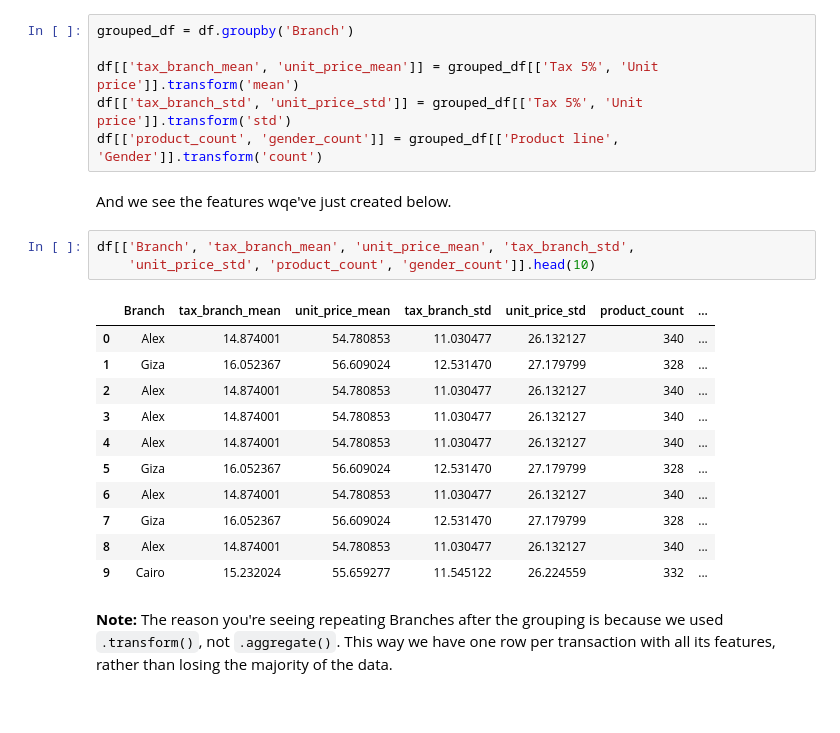
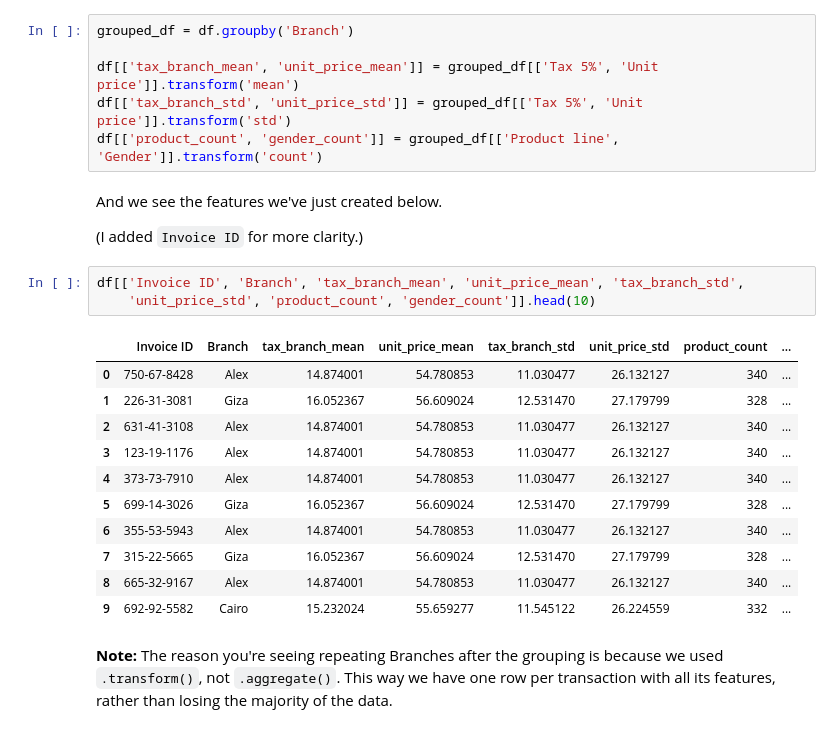
Before and after one commit to crdcamp/ml-learning-linear-regression-feature-engineering, a Jupyter notebook: feature_engineering_intro.ipynb, the cells around one changed output. Drawn from its saved outputs; the diff is of its cells as text.

```diff
--- a/feature_engineering_intro.ipynb
+++ b/feature_engineering_intro.ipynb
@@ -81,22 +81,24 @@ df[['tax_branch_mean', 'unit_price_mean']] = grouped_df[['Tax 5%', 'Unit price']
 df[['tax_branch_std', 'unit_price_std']] = grouped_df[['Tax 5%', 'Unit price']].transform('std')
 df[['product_count', 'gender_count']] = grouped_df[['Product line', 'Gender']].transform('count')
 # %% [markdown]
-And we see the features wqe've just created below.
+And we see the features we've just created below.
+
+(I added `Invoice ID` for more clarity.)
 # %%
-df[['Branch', 'tax_branch_mean', 'unit_price_mean', 'tax_branch_std',
+df[['Invoice ID', 'Branch', 'tax_branch_mean', 'unit_price_mean', 'tax_branch_std',
     'unit_price_std', 'product_count', 'gender_count']].head(10)
 # %% [output]
-|  | Branch | tax_branch_mean | unit_price_mean | tax_branch_std | unit_price_std | product_count | ... |
-| 0 | Alex | 14.874001 | 54.780853 | 11.030477 | 26.132127 | 340 | ... |
-| 1 | Giza | 16.052367 | 56.609024 | 12.531470 | 27.179799 | 328 | ... |
-| 2 | Alex | 14.874001 | 54.780853 | 11.030477 | 26.132127 | 340 | ... |
-| 3 | Alex | 14.874001 | 54.780853 | 11.030477 | 26.132127 | 340 | ... |
-| 4 | Alex | 14.874001 | 54.780853 | 11.030477 | 26.132127 | 340 | ... |
-| 5 | Giza | 16.052367 | 56.609024 | 12.531470 | 27.179799 | 328 | ... |
-| 6 | Alex | 14.874001 | 54.780853 | 11.030477 | 26.132127 | 340 | ... |
-| 7 | Giza | 16.052367 | 56.609024 | 12.531470 | 27.179799 | 328 | ... |
-| 8 | Alex | 14.874001 | 54.780853 | 11.030477 | 26.132127 | 340 | ... |
-| 9 | Cairo | 15.232024 | 55.659277 | 11.545122 | 26.224559 | 332 | ... |
+|  | Invoice ID | Branch | tax_branch_mean | unit_price_mean | tax_branch_std | unit_price_std | product_count | ... |
+| 0 | 750-67-8428 | Alex | 14.874001 | 54.780853 | 11.030477 | 26.132127 | 340 | ... |
+| 1 | 226-31-3081 | Giza | 16.052367 | 56.609024 | 12.531470 | 27.179799 | 328 | ... |
+| 2 | 631-41-3108 | Alex | 14.874001 | 54.780853 | 11.030477 | 26.132127 | 340 | ... |
+| 3 | 123-19-1176 | Alex | 14.874001 | 54.780853 | 11.030477 | 26.132127 | 340 | ... |
+| 4 | 373-73-7910 | Alex | 14.874001 | 54.780853 | 11.030477 | 26.132127 | 340 | ... |
+| 5 | 699-14-3026 | Giza | 16.052367 | 56.609024 | 12.531470 | 27.179799 | 328 | ... |
+| 6 | 355-53-5943 | Alex | 14.874001 | 54.780853 | 11.030477 | 26.132127 | 340 | ... |
+| 7 | 315-22-5665 | Giza | 16.052367 | 56.609024 | 12.531470 | 27.179799 | 328 | ... |
+| 8 | 665-32-9167 | Alex | 14.874001 | 54.780853 | 11.030477 | 26.132127 | 340 | ... |
+| 9 | 692-92-5582 | Cairo | 15.232024 | 55.659277 | 11.545122 | 26.224559 | 332 | ... |
 # %% [markdown]
 **Note:** The reason you're seeing repeating Branches after the grouping is because we used `.transform()`, not `.aggregate()`. This way we have one row per transaction with all its features, rather than losing the majority of the data.
 # %% [markdown]
```
Also changed, not shown: parts of 4 cells of this notebook.
